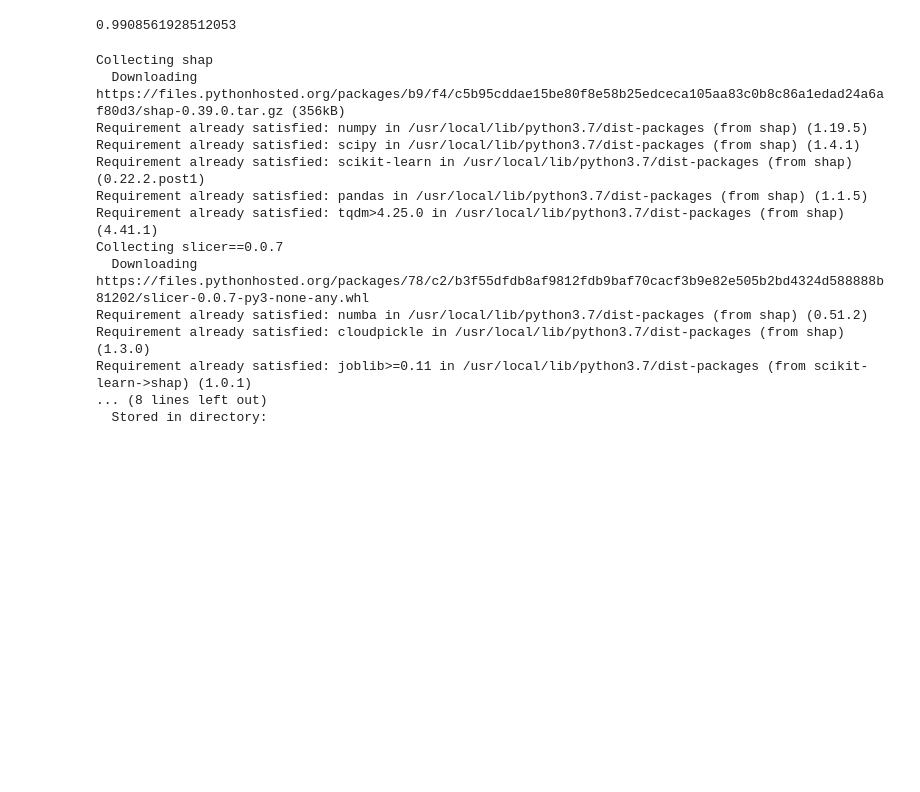
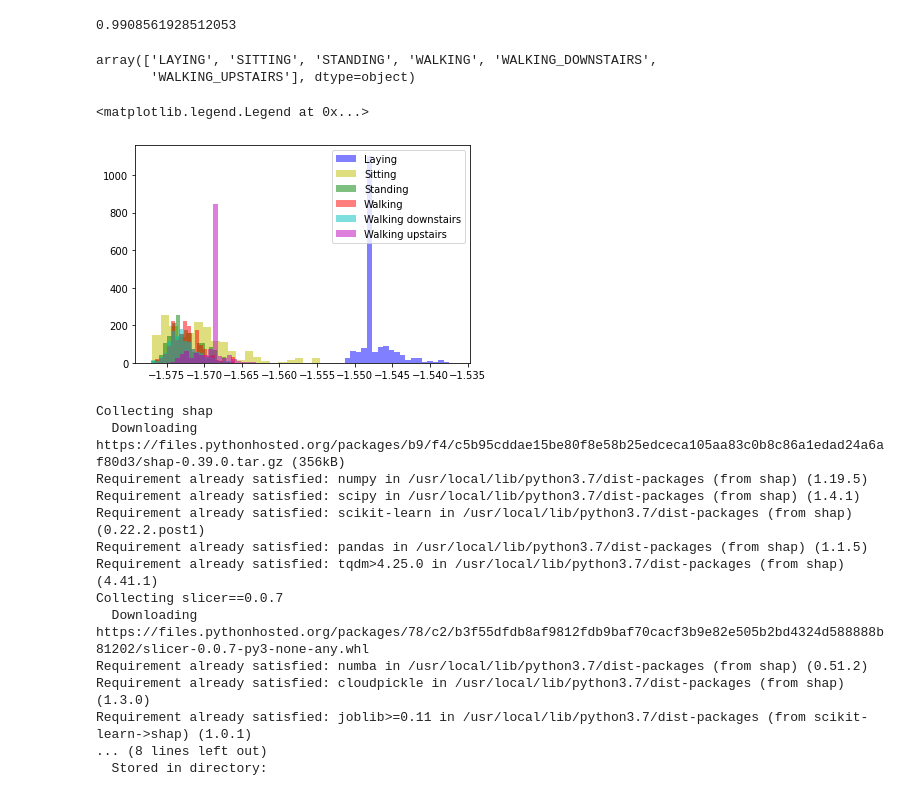
Before and after one commit to Zuzanna-Trafas/bhl-ai-hackathon, a Jupyter notebook: bhl_hackathon.ipynb, the cells around one changed output. Drawn from its saved outputs; the diff is of its cells as text; code cells hidden in the pictures; blank space fills up the shorter version.

```diff
--- a/bhl_hackathon.ipynb
+++ b/bhl_hackathon.ipynb
@@ -56,0 +59,29 @@ model.score(X_test, y_test)
+# %%
+model.classes_
+# %% [output]
+array(['LAYING', 'SITTING', 'STANDING', 'WALKING', 'WALKING_DOWNSTAIRS',
+       'WALKING_UPSTAIRS'], dtype=object)
+# %%
+import matplotlib.pyplot as plt
+import seaborn as sns
+
+laying = train_data.loc[train_data.Activity == "LAYING", "angle(X,gravityMean)"]
+sitting = train_data.loc[train_data.Activity == "SITTING", "angle(X,gravityMean)"]
+standing = train_data.loc[train_data.Activity == "STANDING", "angle(X,gravityMean)"]
+walking = train_data.loc[train_data.Activity == "WALKING", "angle(X,gravityMean)"]
+walking_downstairs = train_data.loc[train_data.Activity == "WALKING_DOWNSTAIRS", "angle(X,gravityMean)"]
+walking_upstairs = train_data.loc[train_data.Activity == "WALKING_UPSTAIRS", "angle(X,gravityMean)"]
+
+kwargs = dict(alpha=0.5, bins=20)
+
+plt.hist(laying, **kwargs, color="b", label="Laying")
+plt.hist(sitting, **kwargs, color="y", label="Sitting")
+plt.hist(standing, **kwargs, color="g", label="Standing")
+plt.hist(walking, **kwargs, color="r", label="Walking")
+plt.hist(walking_downstairs, **kwargs, color="c", label="Walking downstairs")
+plt.hist(walking_upstairs, **kwargs, color="m", label="Walking upstairs")
+
+plt.legend()
+# %% [output]
+<matplotlib.legend.Legend at 0x...>
+[figure, added]
```
Also changed, not shown: parts of 3 cells of this notebook.
